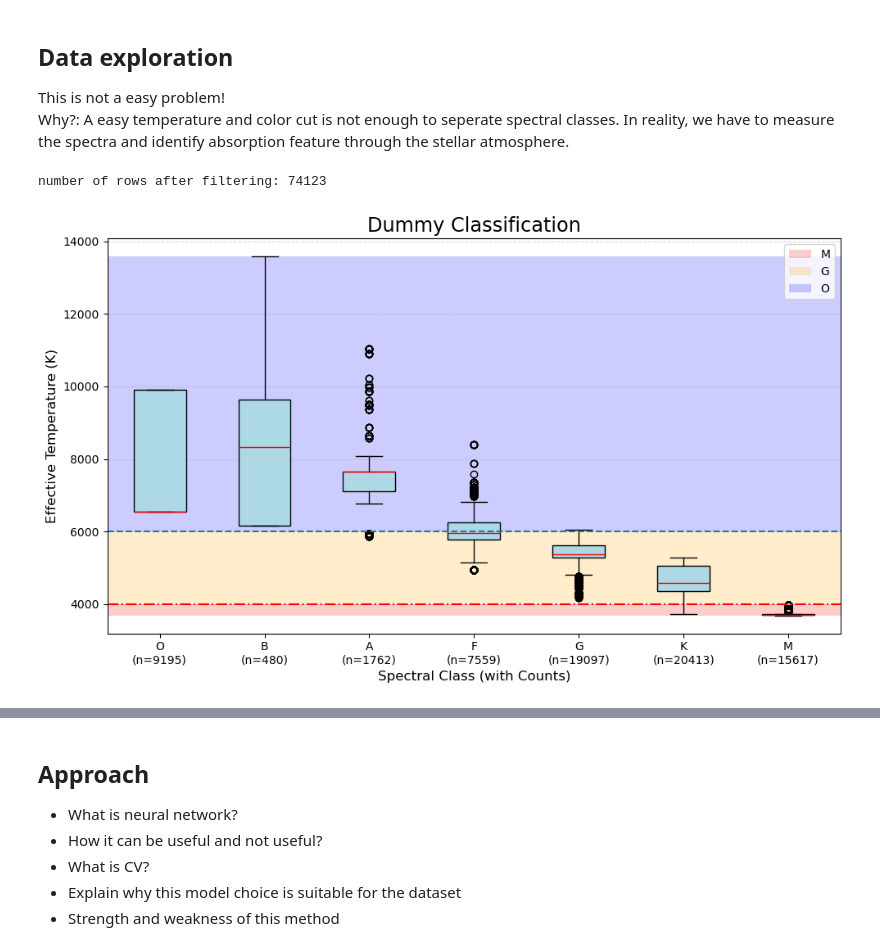
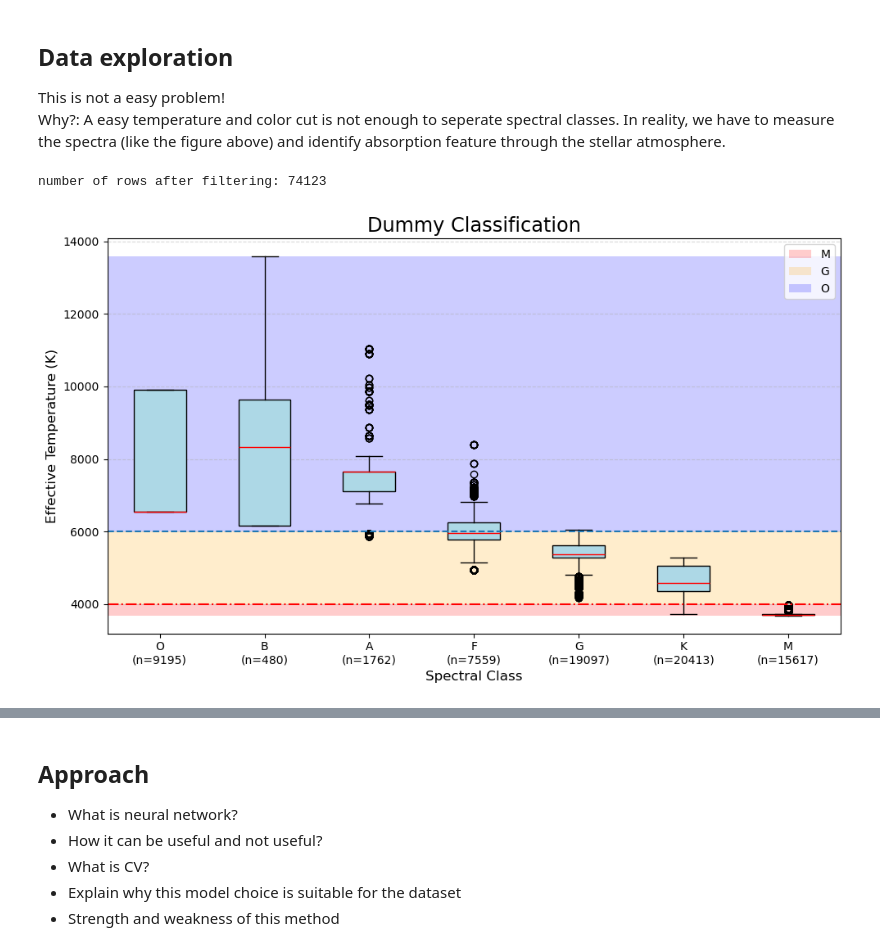
Before and after one commit to yanbopanastro/UM-Astro-416-final-project, a Jupyter notebook: Final_project.ipynb, the cells around one changed output, grey strips where cells are left out. Cells and saved outputs as stored; diff of their text form; code cells hidden in the pictures.

```diff
--- a/Final_project.ipynb
+++ b/Final_project.ipynb
@@ -87,8 +55,11 @@ dtype: object
 # %% [markdown]
 ## Data exploration
 This is not a easy problem! <br>
-Why?: A easy temperature and color cut is not enough to seperate spectral classes. In reality, we have to measure the spectra and identify absorption feature through the stellar atmosphere.
+Why?: A easy temperature and color cut is not enough to seperate spectral classes. In reality, we have to measure the spectra (like the figure above) and identify absorption feature through the stellar atmosphere.
 # %%
+# read in data
+df = pd.read_csv('SDSS.csv', header = 1)
+
 # Extract first letter of spectral type
 df['SpClass'] = df['elodieSpType'].str[0]
 
@@ -100,35 +71,35 @@ print(f'number of rows after filtering: {df.shape[0]}')
 # Group TEff values and count per class
 grouped_temps = []
 class_labels = []
 
 for cls in valid_classes:
     class_data = df[df['SpClass'] == cls]['elodieTEff'].values
     grouped_temps.append(class_data)
     class_labels.append(f"{cls}\n(n={len(class_data)})")  # Add count in label
 
 plt.figure(figsize=(10, 6))
 plt.boxplot(grouped_temps, labels=class_labels, patch_artist=True,
             boxprops=dict(facecolor='lightblue', color='black'),
             medianprops=dict(color='red'),
             whiskerprops=dict(color='black'),
             capprops=dict(color='black'))
 
 plt.axhline(4000, linestyle = '-.', c = 'red')
 plt.axhline(6000, linestyle = '--')
 plt.axhspan(min(df['elodieTEff']), 4000, facecolor='red', alpha=0.2, label='M')
 plt.axhspan(4000, 6000, facecolor='orange', alpha=0.2, label='G')
 plt.axhspan(6000, max(df['elodieTEff']), facecolor='blue', alpha=0.2, label='O')
 
-plt.xlabel('Spectral Class (with Counts)', fontsize = 'large')
+plt.xlabel('Spectral Class', fontsize = 'large')
 plt.ylabel('Effective Temperature (K)', fontsize = 'large')
 plt.title('Dummy Classification', fontsize = 'xx-large')
 plt.legend()
 plt.grid(axis='y', linestyle='--', alpha=0.5)
 plt.tight_layout()
 plt.show()
 # %% [output]
 number of rows after filtering: 74123
-[figure, old version]
+[figure, new version]
 # %%
 # Extract first letter and count frequencies
 spectral_counts = df['elodieSpType'].str[0].value_counts()
```
Also changed, not shown: parts of 38 cells of this notebook.
